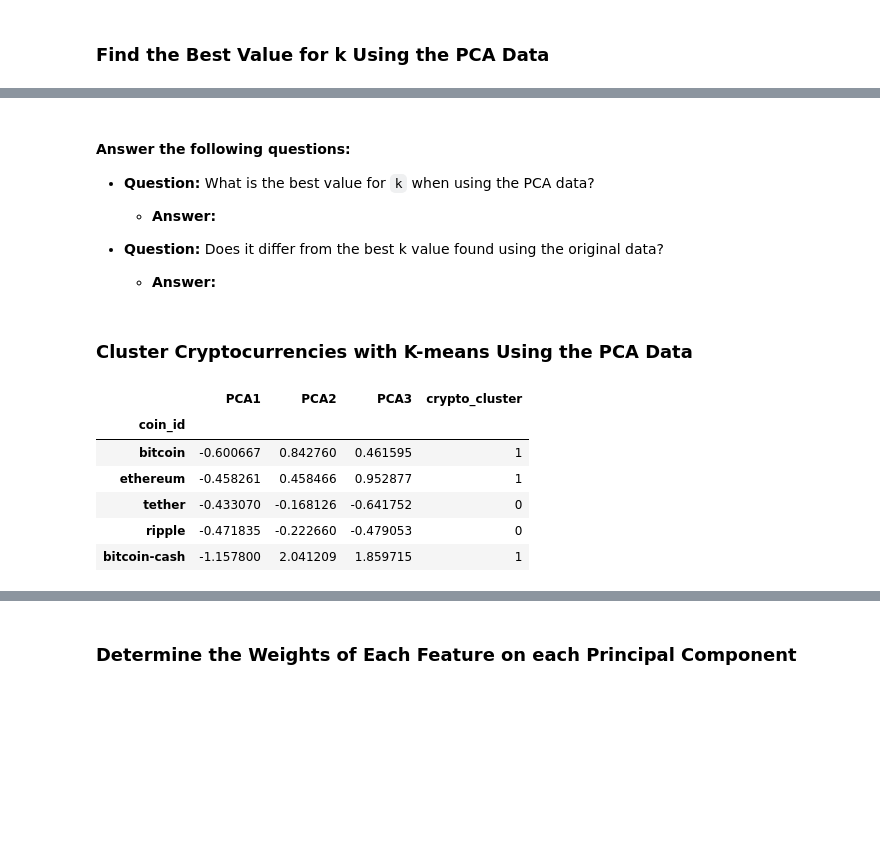
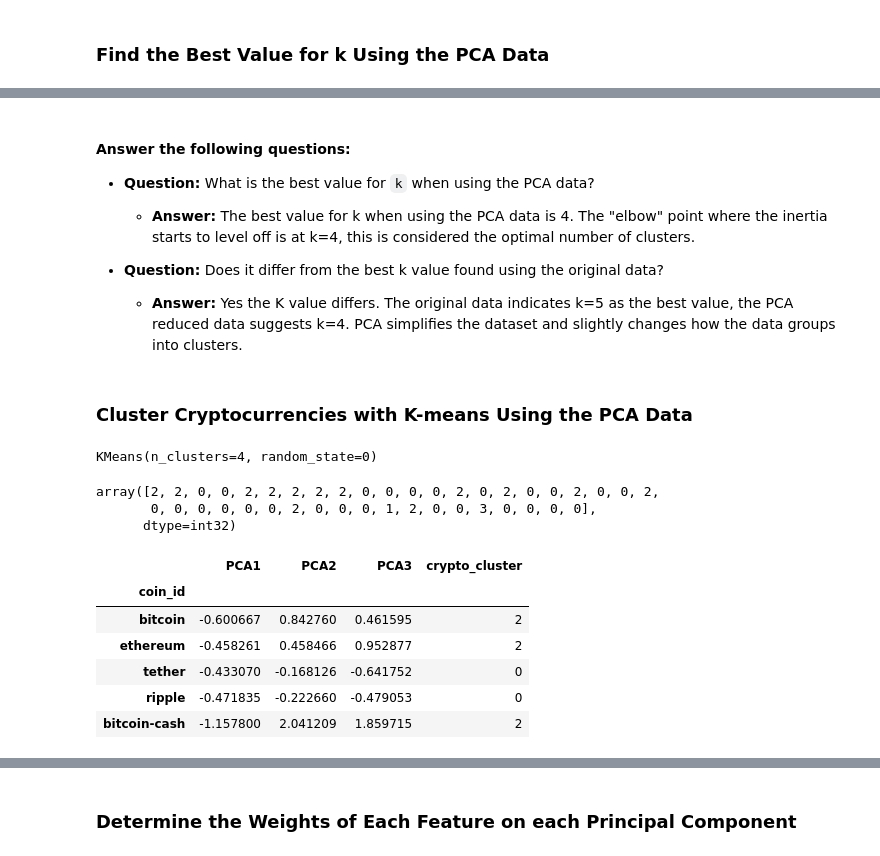
Before and after one commit to Laetitia5/CryptoClustering, a Jupyter notebook: Starter_Code/Crypto_Clustering.ipynb, the cells around one changed output, grey strips where cells are left out. Saved outputs shown, nothing was run; the diff lists cells and outputs as text; code cells hidden in the pictures; blank space fills up the shorter version.

```diff
--- a/Starter_Code/Crypto_Clustering.ipynb
+++ b/Starter_Code/Crypto_Clustering.ipynb
@@ -260,37 +292,55 @@ array([0.3719856 , 0.34700813, 0.17603793])
 * **Question:** What is the best value for `k` when using the PCA data?
 
   * **Answer:**
-
+The best value for k when using the PCA data is 4.
+The "elbow" point where the inertia starts to level off is at k=4, this is considered the optimal number of clusters.
 
 * **Question:** Does it differ from the best k value found using the original data?
 
   * **Answer:**
+  Yes the K value differs. The original data indicates k=5 as the best value, the PCA reduced data suggests k=4.
+  PCA simplifies the dataset and slightly changes how the data groups into clusters.
 # %% [markdown]
 ### Cluster Cryptocurrencies with K-means Using the PCA Data
 # %%
 # Initialize the K-Means model using the best value for k
+k=4
+model = KMeans(n_clusters=k,n_init='auto',random_state=0)
 # %%
 # Fit the K-Means model using the PCA data
+model.fit(new_pca_data_df)
+# %% [output]
+KMeans(n_clusters=4, random_state=0)
 # %%
 # Predict the clusters to group the cryptocurrencies using the PCA data
-
+predictions_pca = model.predict(new_pca_data_df)
 
 # Print the resulting array of cluster values.
+predictions_pca
+# %% [output]
+array([2, 2, 0, 0, 2, 2, 2, 2, 2, 0, 0, 0, 0, 2, 0, 2, 0, 0, 2, 0, 0, 2,
+       0, 0, 0, 0, 0, 0, 2, 0, 0, 0, 1, 2, 0, 0, 3, 0, 0, 0, 0],
+      dtype=int32)
+# %%
+new_pca_data_df= pd.DataFrame(
+    data=pca_data, columns=["PCA1", "PCA2", "PCA3"], index=market_data_df.index
+)
 # %%
 # Create a copy of the DataFrame with the PCA data
-
+pca_copy = new_pca_data_df.copy()
 
 # Add a new column to the DataFrame with the predicted clusters
-
+pca_copy["crypto_cluster"] = predictions_pca
 
 # Display sample data
+pca_copy.head(5)
 # %% [output]
 |  | PCA1 | PCA2 | PCA3 | crypto_cluster |
 | coin_id |  |  |  |  |
-| bitcoin | -0.600667 | 0.842760 | 0.461595 | 1 |
-| ethereum | -0.458261 | 0.458466 | 0.952877 | 1 |
+| bitcoin | -0.600667 | 0.842760 | 0.461595 | 2 |
+| ethereum | -0.458261 | 0.458466 | 0.952877 | 2 |
 | tether | -0.433070 | -0.168126 | -0.641752 | 0 |
 | ripple | -0.471835 | -0.222660 | -0.479053 | 0 |
-| bitcoin-cash | -1.157800 | 2.041209 | 1.859715 | 1 |
+| bitcoin-cash | -1.157800 | 2.041209 | 1.859715 | 2 |
 # %%
 # Create a scatter plot using hvPlot by setting `x="PCA1"` and `y="PCA2"`.
```
Also changed, not shown: parts of 14 cells of this notebook, 2 other files.
